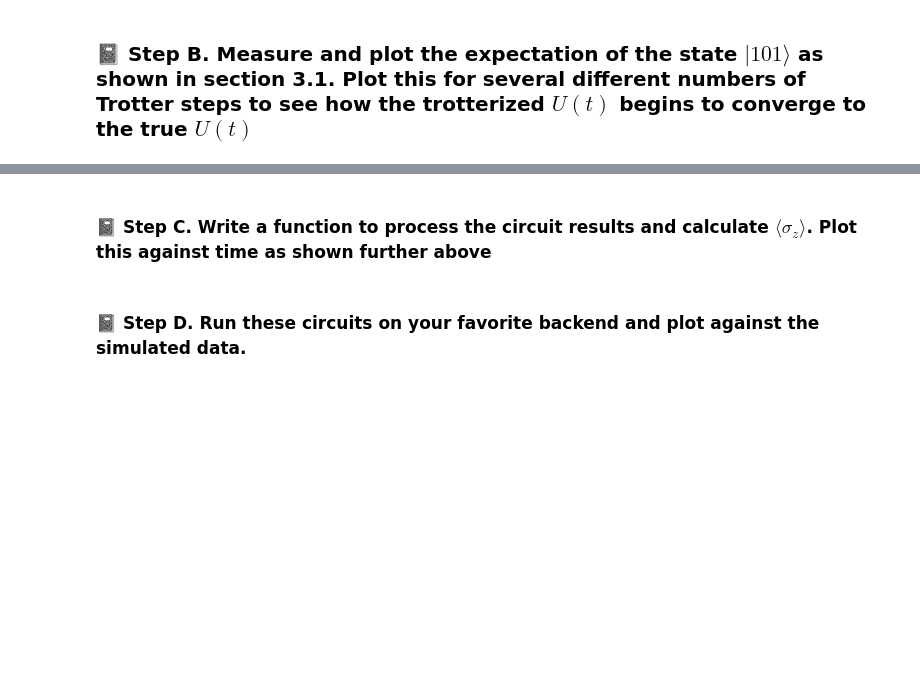
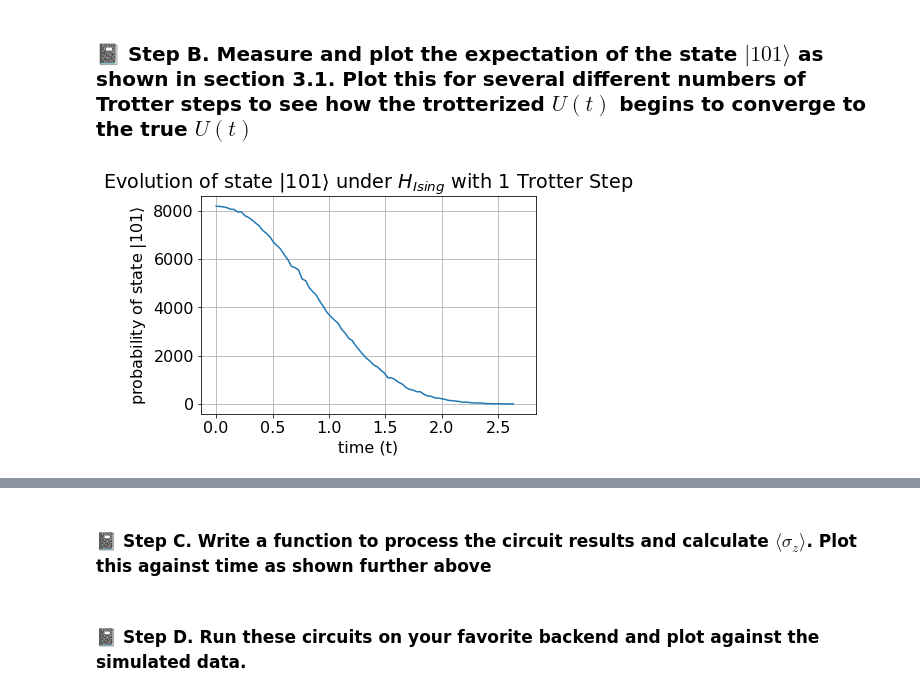
Before and after one commit to MRVallee/QuantumComputng, a Jupyter notebook: Lab-2_Quantum-Simulation.ipynb, the cells around one changed output, grey strips where cells are left out. Drawn from its saved outputs; the diff is of its cells as text; code cells hidden in the pictures; blank space fills up the shorter version.

```diff
--- a/Lab-2_Quantum-Simulation.ipynb
+++ b/Lab-2_Quantum-Simulation.ipynb
@@ -242,10 +242,16 @@ import time
 #t is time
 #J and g are Ising model constants
 #m is number of trotter steps
-def U_circuit(q, t, J, g, m):
+def U_circuit(q, q_list, t, J, g, m):
 
     #generate circuit object
     circuit = QuantumCircuit(q, q)
+
+    #qc.initialize(1, [q[0], q[2]])
+
+    for i in range(0, len(q_list)):
+        if (q_list[i] == 1):
+            circuit.x(i)
 
     #calculate theta values from equation
     theta_1 = (t * J) / m
@@ -263,6 +269,6 @@ def U_circuit(q, t, J, g, m):
     return circuit
 
 #test code
-u_circ = U_circuit(5, 1, 1, 1, 1)
+u_circ = U_circuit(3, [1,0,1], 1, 1, 1, 1)
 u_circ.draw()
 # %% [output]
@@ -283,12 +285,78 @@ c: 5/═════════════════════════
 # %%
 #Note in the example plot, the parameters J = g = 1.0
 
 #Recall that the results are returned as a dict object with the bitstring as keys and the number of counts as values.
 # A suggestion to run this quickly is to use the Aer simulator backend.  For extra points, plot the time evolution
 #  using a real device
 
-# Import Qubit states Zero (|0>) and One (|1>), and Pauli operators (X, Y, Z)
-from qiskit.opflow import Zero, One, I, X, Y, Z
+sim = Aer.get_backend('aer_simulator')
 
-# Define initial state |101>
-initial_state = One^Zero^One
+# Define array of time points
+ts = np.linspace(0, np.pi, 100)
+
+shots = 8192
+
+measure_ZZZ = QuantumCircuit(3)
+measure_ZZZ.measure_all()
+
+count_101 = np.empty(100)
+
+for i in range(0, 100):
+    qc = U_circuit(3, [1,0,1], ts[i], 1, 1, 1)
+    circuit = qc.compose(measure_ZZZ)
+
+    output = sim.run(circuit, shots=shots)
+    sim_results = output.result()
+    sim_counts = sim_results.get_counts(circuit)
+    count_101[i] = sim_counts.get('101')
+
+# Plot evolution of |101>
+plt.plot(ts, count_101)
+plt.xlabel('time (t)')
+plt.ylabel(r'probability of state $|101\rangle$')
+plt.title(r'Evolution of state $|101\rangle$ under $H_{Ising}$ with 1 Trotter Step')
+plt.grid()
+plt.show()
+
+for i in range(0, 100):
+    qc = U_circuit(3, [1,0,1], ts[i], 1, 1, 2)
+    circuit = qc.compose(measure_ZZZ)
+
+    output = sim.run(circuit, shots=shots)
+    sim_results = output.result()
+    sim_counts = sim_results.get_counts(circuit)
+    count_101[i] = sim_counts.get('101')
+
+    #print(sim_counts)
+    #print(sim_counts.get('101'))
+
+# Plot evolution of |101>
+plt.plot(ts, count_101)
+plt.xlabel('time (t)')
+plt.ylabel(r'probability of state $|101\rangle$')
+plt.title(r'Evolution of state $|101\rangle$ under $H_{Ising}$ with 2 Trotter Steps')
+plt.grid()
+plt.show()
+
+
+for i in range(0, 100):
+    qc = U_circuit(3, [1,0,1], ts[i], 1, 1, 5)
+    circuit = qc.compose(measure_ZZZ)
+
+    output = sim.run(circuit, shots=shots)
+    sim_results = output.result()
+    sim_counts = sim_results.get_counts(circuit)
+    count_101[i] = sim_counts.get('101')
+
+    #print(sim_counts)
+    #print(sim_counts.get('101'))
+
+# Plot evolution of |101>
+plt.plot(ts, count_101)
+plt.xlabel('time (t)')
+plt.ylabel(r'probability of state $|101\rangle$')
+plt.title(r'Evolution of state $|101\rangle$ under $H_{Ising}$ with 5 Trotter Steps')
+plt.grid()
+plt.show()
+# %% [output]
+[figure, added]
```
Also changed, not shown: parts of 2 cells of this notebook.
